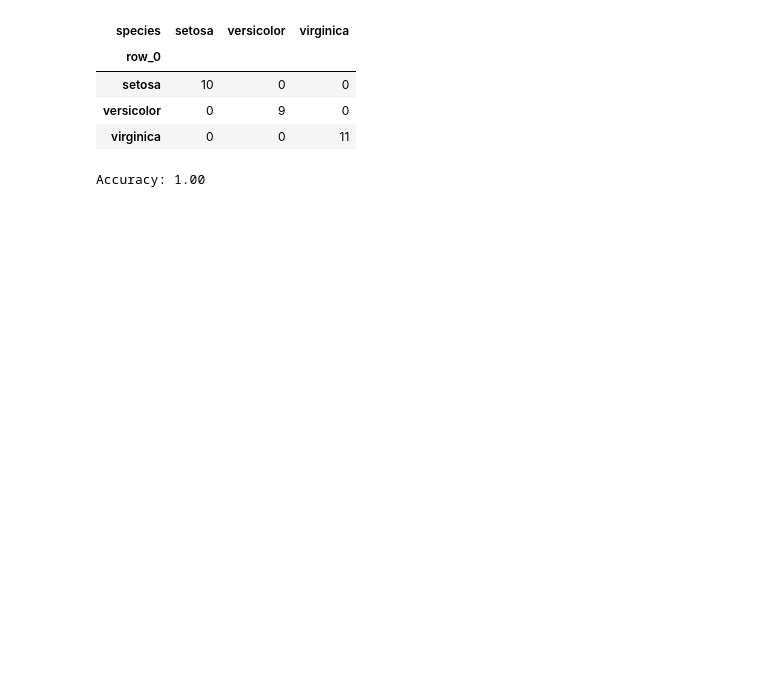
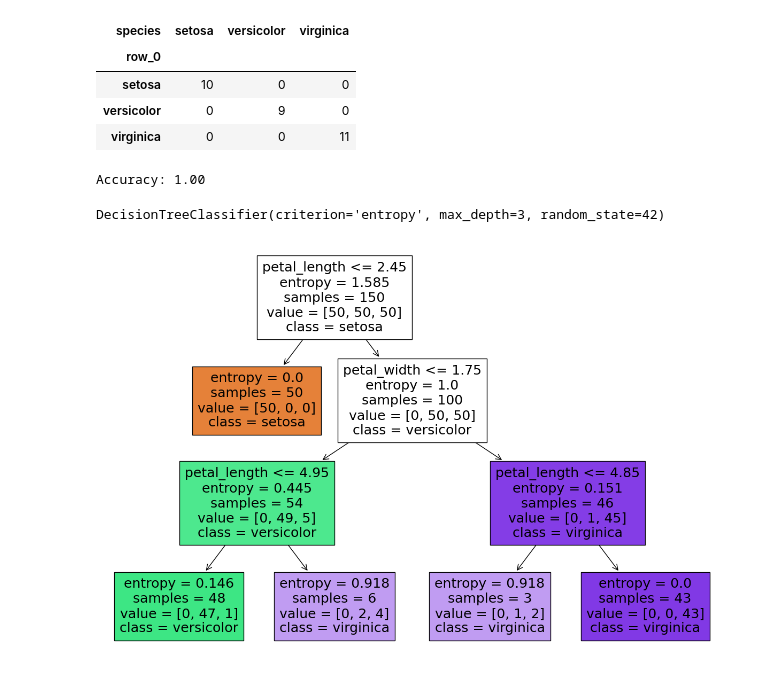
Before and after one commit to pavanbairu/Data-Science, a Jupyter notebook: Machine Learning/Decision_Tree.ipynb, the cells around one changed output. Drawn from its saved outputs; the diff is of its cells as text; code cells hidden in the pictures; blank space fills up the shorter version.

```diff
--- a/Machine Learning/Decision_Tree.ipynb
+++ b/Machine Learning/Decision_Tree.ipynb
@@ -126,3 +126,18 @@ accuracy = accuracy_score(y_test, y_pred)
 print(f'Accuracy: {accuracy:.2f}')
 # %% [output]
 Accuracy: 1.00
+# %%
+# Initialize the Decision Tree Classifier with max_depth of tree is 3
+decision_tree_model = DecisionTreeClassifier(criterion='entropy', max_depth=3, random_state=42)
+# %%
+# Train the model on the training data
+decision_tree_model.fit(X, y)
+# %% [output]
+DecisionTreeClassifier(criterion='entropy', max_depth=3, random_state=42)
+# %%
+# Plot the decision tree
+plt.figure(figsize=(15, 10))
+tree.plot_tree(decision_tree_model, filled=True, feature_names=X.columns, class_names=decision_tree_model.classes_)
+plt.show()
+# %% [output]
+[figure, added]
```
Also changed, not shown: parts of 3 cells of this notebook.
